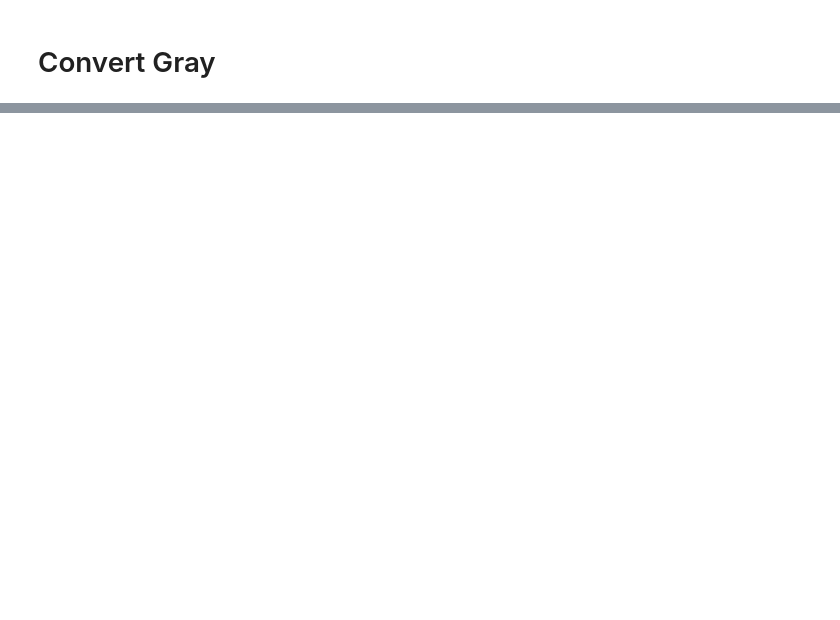
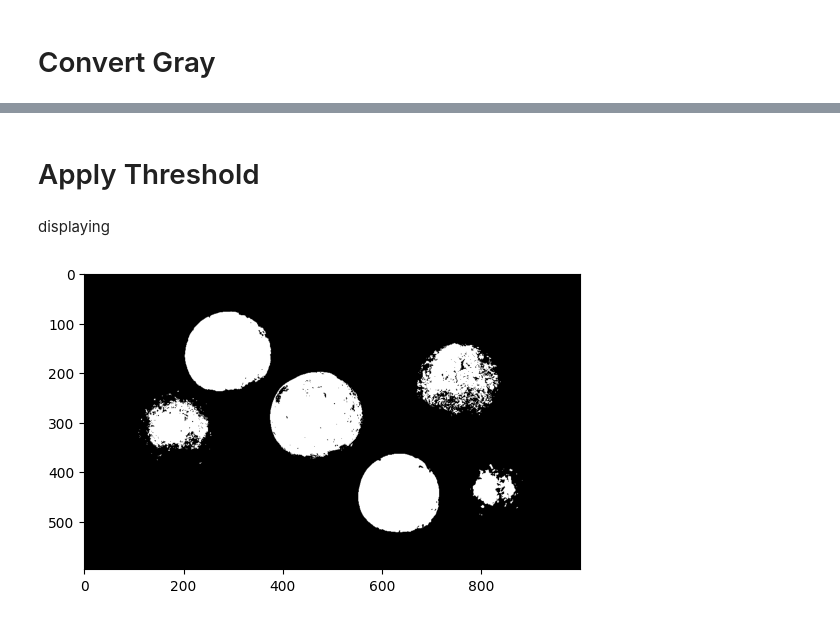
Before and after one commit to GokceSoylu/ImageProcessing, a Jupyter notebook: HomeWork_24.10.24.ipynb, the cells around one changed output, grey strips where cells are left out. Saved outputs shown, nothing was run; the diff lists cells and outputs as text; code cells hidden in the pictures; blank space fills up the shorter version.

```diff
--- a/HomeWork_24.10.24.ipynb
+++ b/HomeWork_24.10.24.ipynb
@@ -30,0 +31,11 @@ plt.show()
+# %% [markdown]
+# Apply Threshold
+# %%
+ret, tresholded_img = cv2.threshold(gray_iamge,127,255,cv2.THRESH_BINARY)
+# %% [markdown]
+displaying
+# %%
+plt.imshow(tresholded_img, cmap='gray')
+plt.show()
+# %% [output]
+[figure, added]
```
Also changed, not shown: parts of 4 cells of this notebook.
